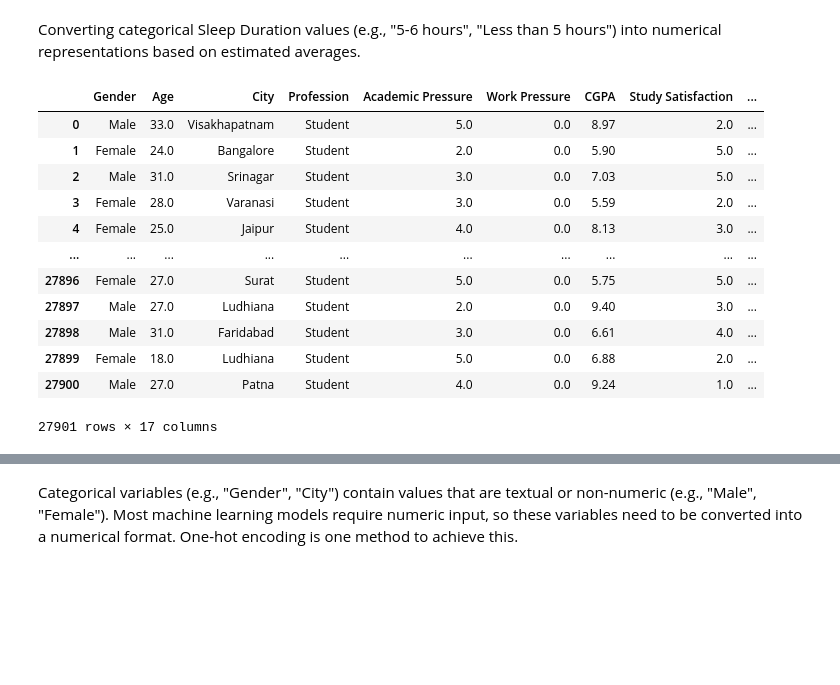
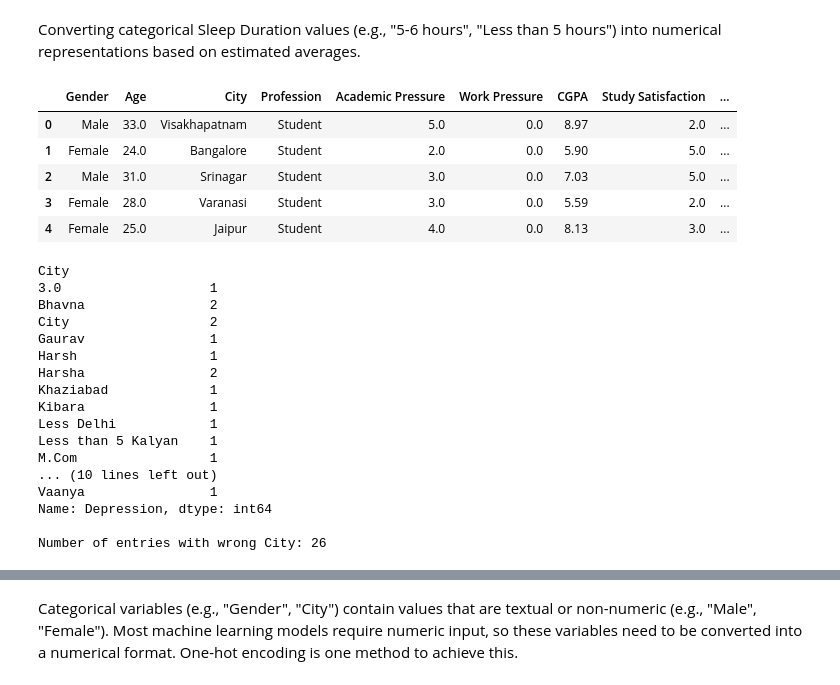
Before and after one commit to NaDub/ML_2024, a Jupyter notebook: Depression_Analysis_V1.ipynb, the cells around one changed output, grey strips where cells are left out. Drawn from its saved outputs; the diff is of its cells as text; code cells hidden in the pictures; blank space fills up the shorter version.

Commit message:
stat desc and supression of city ?

```diff
--- a/Depression_Analysis_V1.ipynb
+++ b/Depression_Analysis_V1.ipynb
@@ -120,18 +121,39 @@ def transform_sleep_duration(duration):
 
 raw_data['Sleep Duration'] = raw_data['Sleep Duration'].apply(transform_sleep_duration)
 # %%
-raw_data
+raw_data.head()
 # %% [output]
 |  | Gender | Age | City | Profession | Academic Pressure | Work Pressure | CGPA | Study Satisfaction | ... |
 | 0 | Male | 33.0 | Visakhapatnam | Student | 5.0 | 0.0 | 8.97 | 2.0 | ... |
 | 1 | Female | 24.0 | Bangalore | Student | 2.0 | 0.0 | 5.90 | 5.0 | ... |
 | 2 | Male | 31.0 | Srinagar | Student | 3.0 | 0.0 | 7.03 | 5.0 | ... |
 | 3 | Female | 28.0 | Varanasi | Student | 3.0 | 0.0 | 5.59 | 2.0 | ... |
 | 4 | Female | 25.0 | Jaipur | Student | 4.0 | 0.0 | 8.13 | 3.0 | ... |
-| ... | ... | ... | ... | ... | ... | ... | ... | ... | ... |
-| 27896 | Female | 27.0 | Surat | Student | 5.0 | 0.0 | 5.75 | 5.0 | ... |
-| 27897 | Male | 27.0 | Ludhiana | Student | 2.0 | 0.0 | 9.40 | 3.0 | ... |
-| 27898 | Male | 31.0 | Faridabad | Student | 3.0 | 0.0 | 6.61 | 4.0 | ... |
-| 27899 | Female | 18.0 | Ludhiana | Student | 5.0 | 0.0 | 6.88 | 2.0 | ... |
-| 27900 | Male | 27.0 | Patna | Student | 4.0 | 0.0 | 9.24 | 1.0 | ... |
-27901 rows × 17 columns
+# %%
+# Check cities
+def check_count(var:str):
+    total = raw_data.groupby(var).count()['Depression']
+    print(total[total < max(total)/100])
+    print(f'\nNumber of entries with wrong {var}: {total[total < max(total)/100].sum()}\n')
+    unreal_cities = list(total[total < max(total)/100].keys())
+    return unreal_cities
+
+unreal_cities = check_count('City')
+# %% [output]
+City
+3.0                   1
+Bhavna                2
+City                  2
+Gaurav                1
+Harsh                 1
+Harsha                2
+Khaziabad             1
+Kibara                1
+Less Delhi            1
+Less than 5 Kalyan    1
+M.Com                 1
+... (10 lines left out)
+Vaanya                1
+Name: Depression, dtype: int64
+
+Number of entries with wrong City: 26
```
Also changed, not shown: parts of 19 cells of this notebook, 1 other file.
